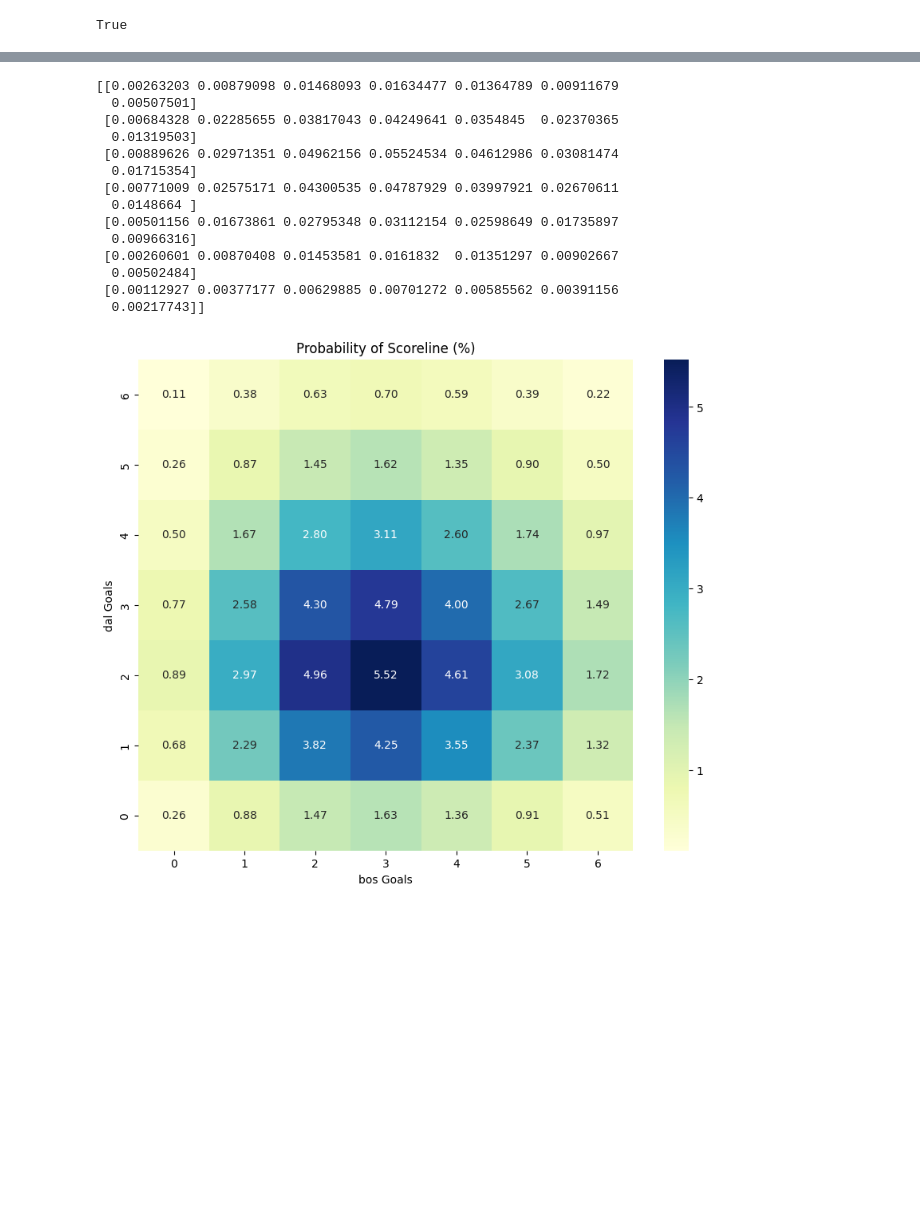
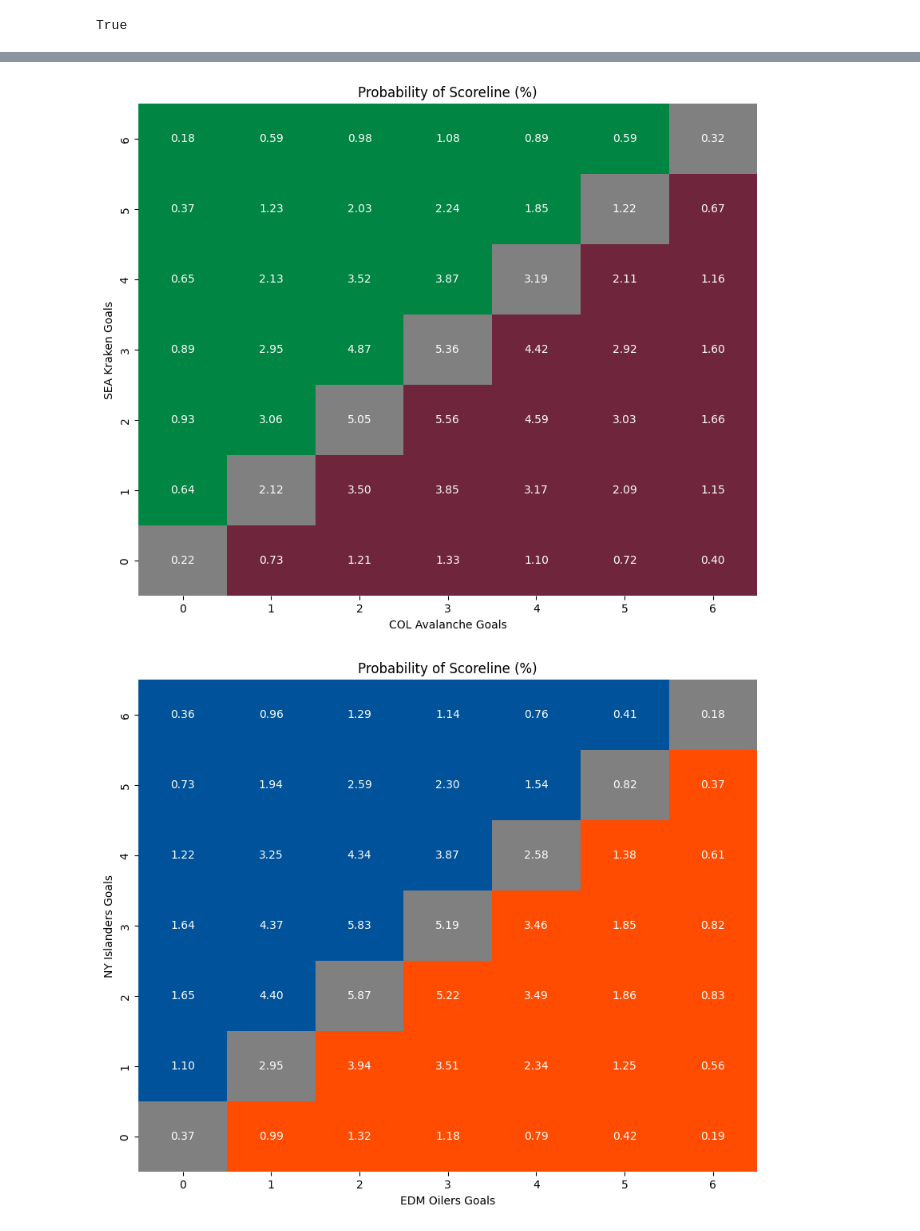
Before and after one commit to stevemac04/Beating-The-Odds, a Jupyter notebook: Stephan_MacDougall_Beating_the_Odds_First_Go.ipynb, the cells around one changed output, grey strips where cells are left out. Cells and saved outputs as stored; diff of their text form; code cells hidden in the pictures; blank space fills up the shorter version.

```diff
--- a/Stephan_MacDougall_Beating_the_Odds_First_Go.ipynb
+++ b/Stephan_MacDougall_Beating_the_Odds_First_Go.ipynb
@@ -262,22 +308,46 @@ def plot_score_matrix(score_matrix):
-# %%
-team1_xG = float(team_score_dict[team2])
-team2_xG = float(team_score_dict[team1])
-
-score_matrix = calculate_score_matrix(team1_xG, team2_xG)
-plot_score_matrix(score_matrix)
-# %% [output]
-[[0.00263203 0.00879098 0.01468093 0.01634477 0.01364789 0.00911679
-  0.00507501]
- [0.00684328 0.02285655 0.03817043 0.04249641 0.0354845  0.02370365
-  0.01319503]
- [0.00889626 0.02971351 0.04962156 0.05524534 0.04612986 0.03081474
-  0.01715354]
- [0.00771009 0.02575171 0.04300535 0.04787929 0.03997921 0.02670611
-  0.0148664 ]
- [0.00501156 0.01673861 0.02795348 0.03112154 0.02598649 0.01735897
-  0.00966316]
- [0.00260601 0.00870408 0.01453581 0.0161832  0.01351297 0.00902667
-  0.00502484]
- [0.00112927 0.00377177 0.00629885 0.00701272 0.00585562 0.00391156
-  0.00217743]]
-[figure, removed]
+# %%
+# This section visually plots the probabilities of different scorelines, segregating different game outcomes through use of color
+def plot_score_matrix(score_matrix):
+    # Create a mask for different conditions
+    win_team1 = np.tril(score_matrix, -1)
+    draw = np.eye(score_matrix.shape[0])
+    win_team2 = np.triu(score_matrix, 1)
+
+    # Create a new matrix with color codes based on the conditions
+    color_matrix = np.zeros_like(score_matrix, dtype='int')
+    color_matrix[win_team1 > 0] = 1
+    color_matrix[draw > 0] = 2
+    color_matrix[win_team2 > 0] = 3
+
+    # Create a colormap
+    cmap = [color_dict[team1], '#808080', color_dict[team2]]
+
+    plt.figure(figsize=(10, 8))
+    ax = sns.heatmap(color_matrix, annot=score_matrix * 100, fmt=".2f", cmap=cmap, cbar=False)
+    ax.invert_yaxis()  # Add this line to invert the y-axis
+    plt.xlabel(dk_team_dict[team2] + " Goals")
+    plt.ylabel(dk_team_dict[team1] + " Goals")
+    plt.title("Probability of Scoreline (%)")
+    plt.show()
+# %%
+# Assuming matchups_list contains pairs of teams playing against each other
+for i in range(0, len(matchups_list), 2):
+    team1 = matchups_list[i]
+    team2 = matchups_list[i+1]
+
+    team1_xG = float(team_score_dict[team1])
+    team2_xG = float(team_score_dict[team2])
+
+    score_matrix = calculate_score_matrix(team1_xG, team2_xG)
+    plot_score_matrix(score_matrix)
+
+    # Calculate win probabilities
+    win_team1_prob = np.sum(np.tril(score_matrix, -1))
+    win_team2_prob = np.sum(np.triu(score_matrix, 1))
+
+    # Find the teams in the DataFrame and add the win probabilities
+    dk_team_df.loc[dk_team_df['team_abv'] == team1, 'win_probability'] = win_team1_prob
+    dk_team_df.loc[dk_team_df['team_abv'] == team2, 'win_probability'] = win_team2_prob
+# %% [output]
+[figure, added]
+[figure, added]
```
Also changed, not shown: parts of 13 cells of this notebook.
